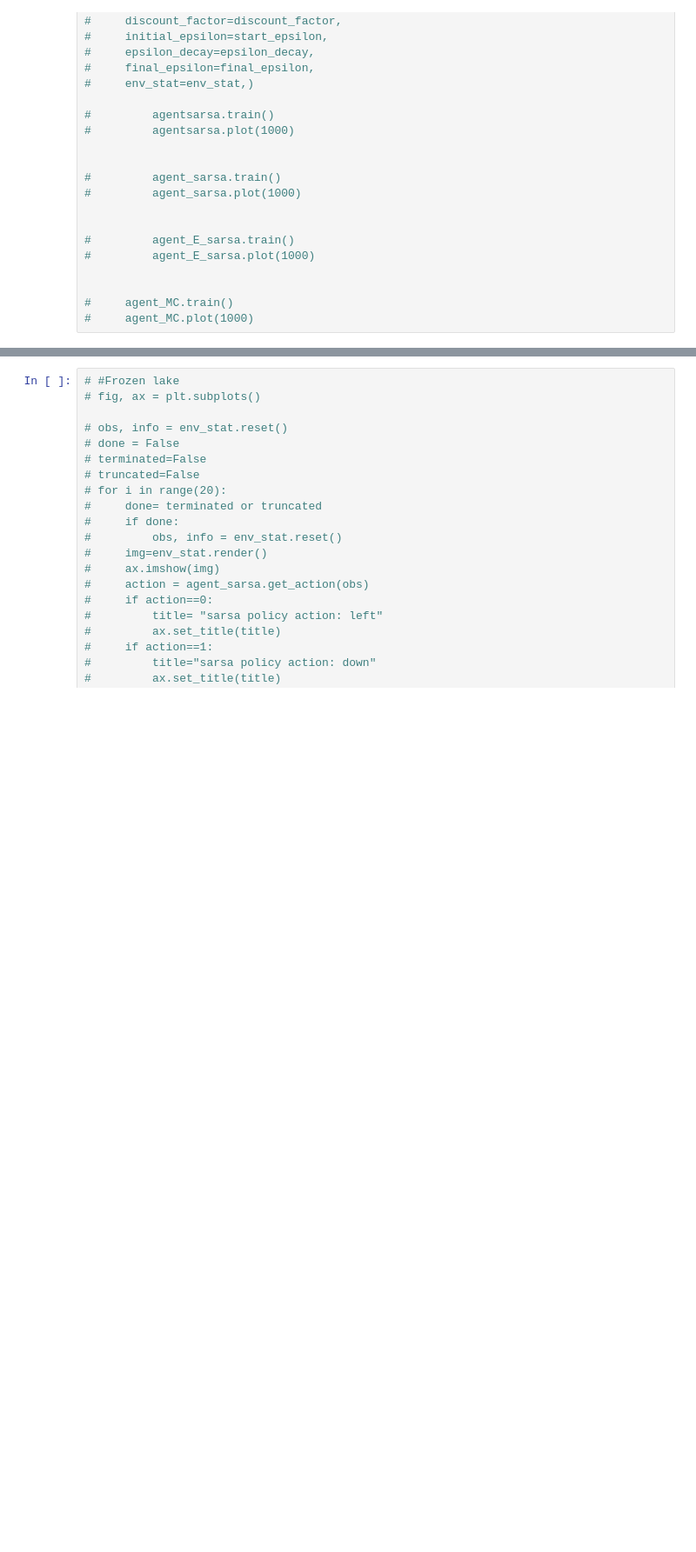
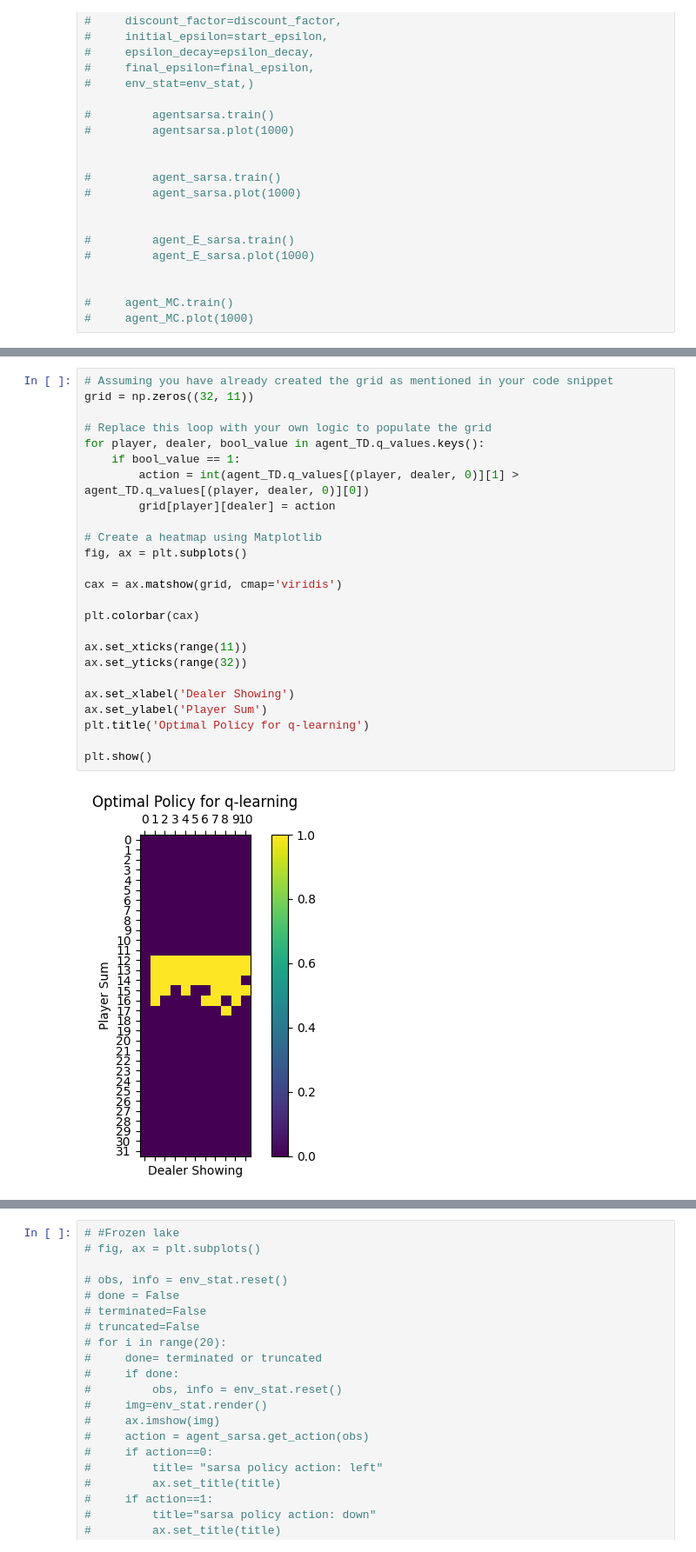
Before and after one commit to Cristian-Curaba/Solving-Gymnasium-toy-games-with-Reinforcement-Learning-methods, a Jupyter notebook: Everything.ipynb, the cells around one changed output, grey strips where cells are left out. Shown: that part at 87% size. Cells and saved outputs as stored; diff of their text form; blank space fills up the shorter version.

```diff
--- a/Everything.ipynb
+++ b/Everything.ipynb
@@ -676,0 +679,27 @@ agent_sarsa.plot(1000)
+# %%
+# Assuming you have already created the grid as mentioned in your code snippet
+grid = np.zeros((32, 11))
+
+# Replace this loop with your own logic to populate the grid
+for player, dealer, bool_value in agent_TD.q_values.keys():
+    if bool_value == 1:
+        action = int(agent_TD.q_values[(player, dealer, 0)][1] > agent_TD.q_values[(player, dealer, 0)][0])
+        grid[player][dealer] = action
+
+# Create a heatmap using Matplotlib
+fig, ax = plt.subplots()
+
+cax = ax.matshow(grid, cmap='viridis')
+
+plt.colorbar(cax)
+
+ax.set_xticks(range(11))
+ax.set_yticks(range(32))
+
+ax.set_xlabel('Dealer Showing')
+ax.set_ylabel('Player Sum')
+plt.title('Optimal Policy for q-learning')
+
+plt.show()
+# %% [output]
+[figure, added]
```
Also changed, not shown: parts of 6 cells of this notebook, 8 other files.
